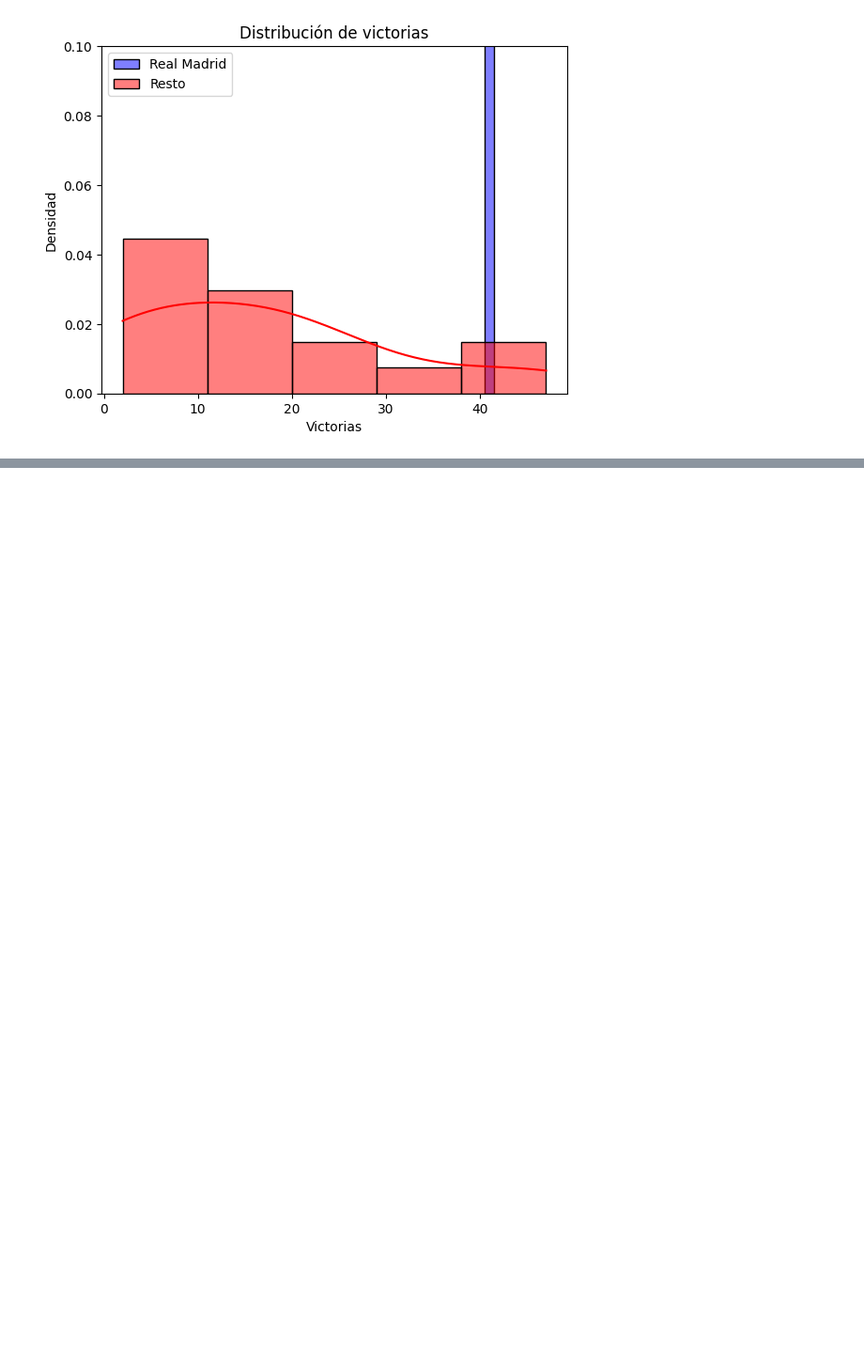
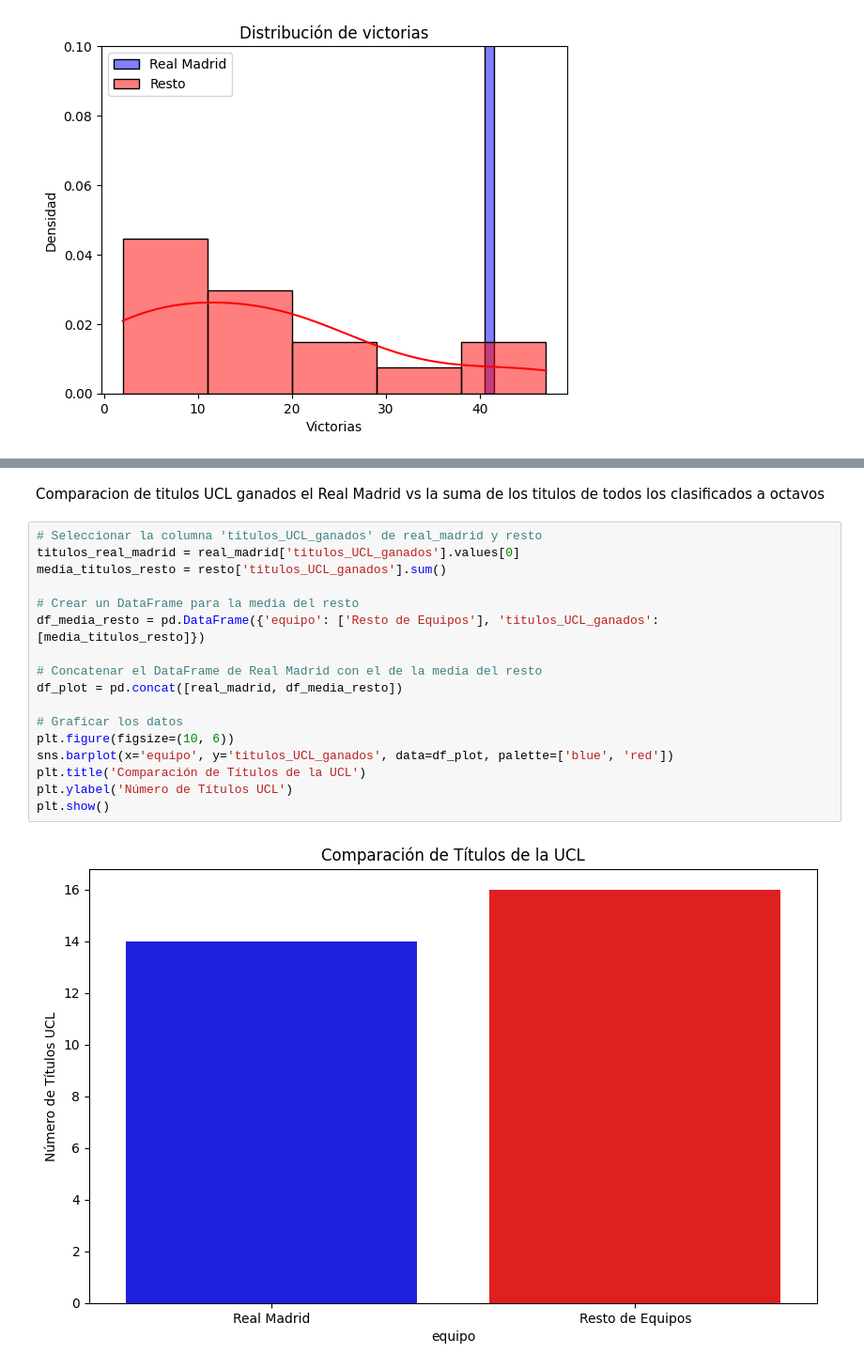
Before and after one commit to joseluis031/Analisis_Datos_db, a Jupyter notebook: analisis_madrid.ipynb, the cells around one changed output, grey strips where cells are left out. Shown at 94% size. Drawn from its saved outputs; the diff is of its cells as text; blank space fills up the shorter version.

```diff
--- a/analisis_madrid.ipynb
+++ b/analisis_madrid.ipynb
@@ -84,0 +99,21 @@ AttributeError: 'bool' object has no attribute 'all'
+# %% [markdown]
+Comparacion de titulos UCL ganados el Real Madrid vs la suma de los titulos de todos los clasificados a octavos
+# %%
+# Seleccionar la columna 'titulos_UCL_ganados' de real_madrid y resto
+titulos_real_madrid = real_madrid['titulos_UCL_ganados'].values[0]
+media_titulos_resto = resto['titulos_UCL_ganados'].sum()
+
+# Crear un DataFrame para la media del resto
+df_media_resto = pd.DataFrame({'equipo': ['Resto de Equipos'], 'titulos_UCL_ganados': [media_titulos_resto]})
+
+# Concatenar el DataFrame de Real Madrid con el de la media del resto
+df_plot = pd.concat([real_madrid, df_media_resto])
+
+# Graficar los datos
+plt.figure(figsize=(10, 6))
+sns.barplot(x='equipo', y='titulos_UCL_ganados', data=df_plot, palette=['blue', 'red'])
+plt.title('Comparación de Títulos de la UCL')
+plt.ylabel('Número de Títulos UCL')
+plt.show()
+# %% [output]
+[figure, added]
```
Also changed, not shown: parts of 4 cells of this notebook, 6 other files.
